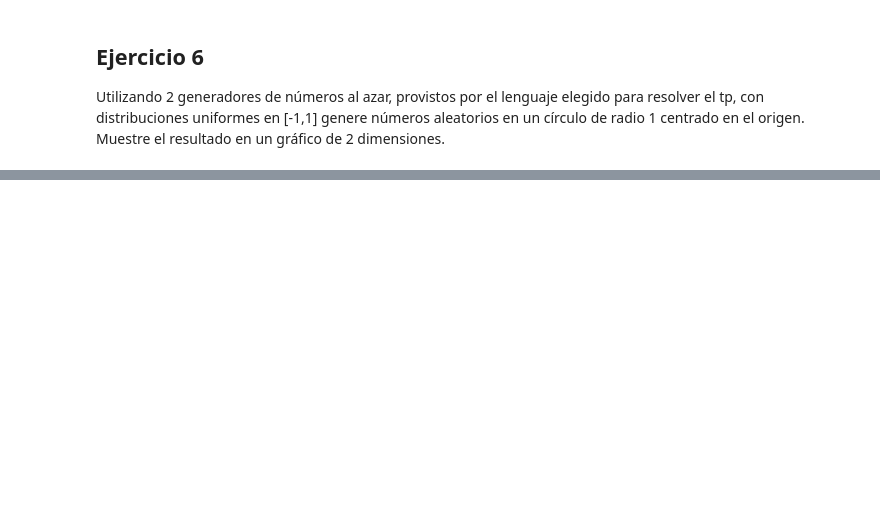
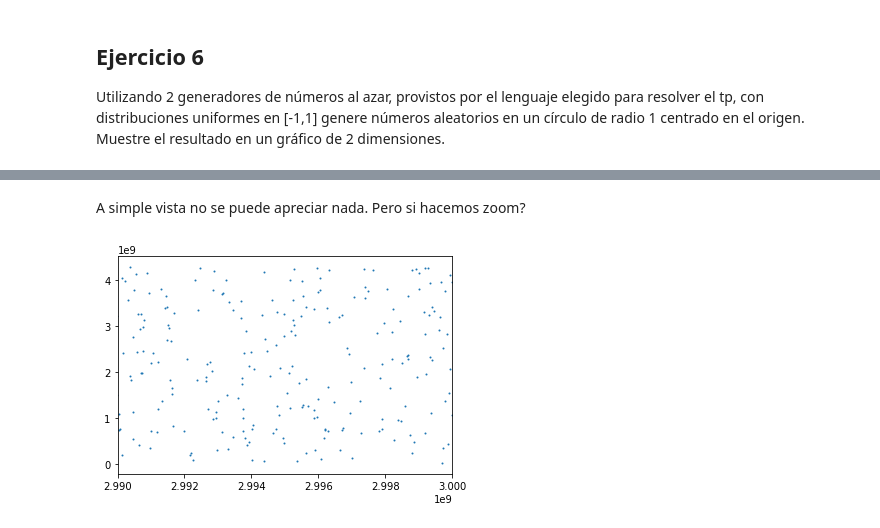
Before and after one commit to tomasaccini/TP1-Simulacion, a Jupyter notebook: TP1.ipynb, the cells around one changed output, grey strips where cells are left out. Saved outputs shown, nothing was run; the diff lists cells and outputs as text; code cells hidden in the pictures; blank space fills up the shorter version.

```diff
--- a/TP1.ipynb
+++ b/TP1.ipynb
@@ -227,0 +262,13 @@ plt.show()
+# %% [markdown]
+A simple vista no se puede apreciar nada. Pero si hacemos zoom?
+# %%
+figzoom, axzoom = plt.subplots()
+
+axzoom.scatter(x_values, y_values, s=1)
+
+#axzoom.set_ylim(2500000000, 3000000000)
+axzoom.set_xlim(2990000000, 3000000000)
+
+plt.show()
+# %% [output]
+[figure, added]
```
Also changed, not shown: parts of 13 cells of this notebook.
